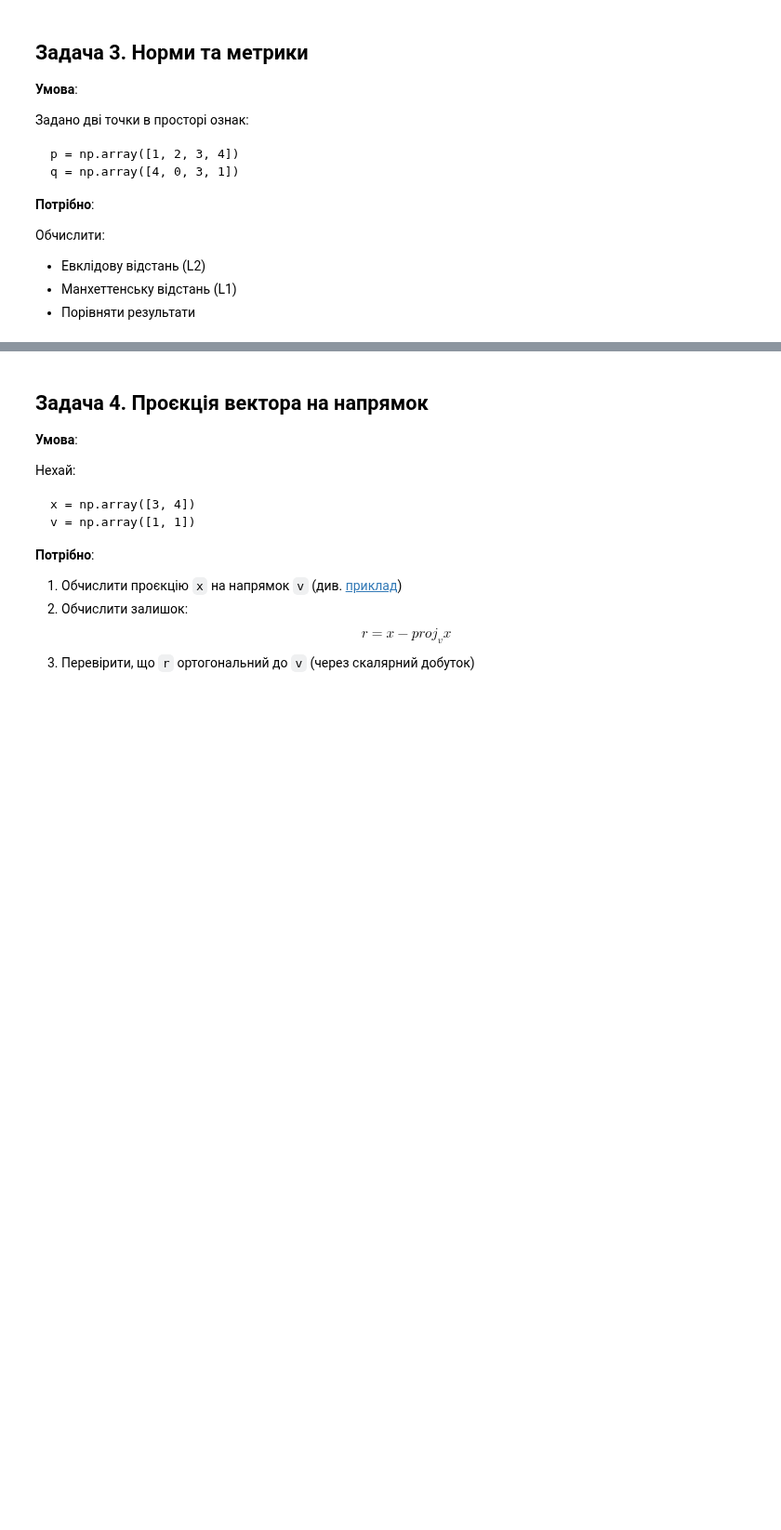
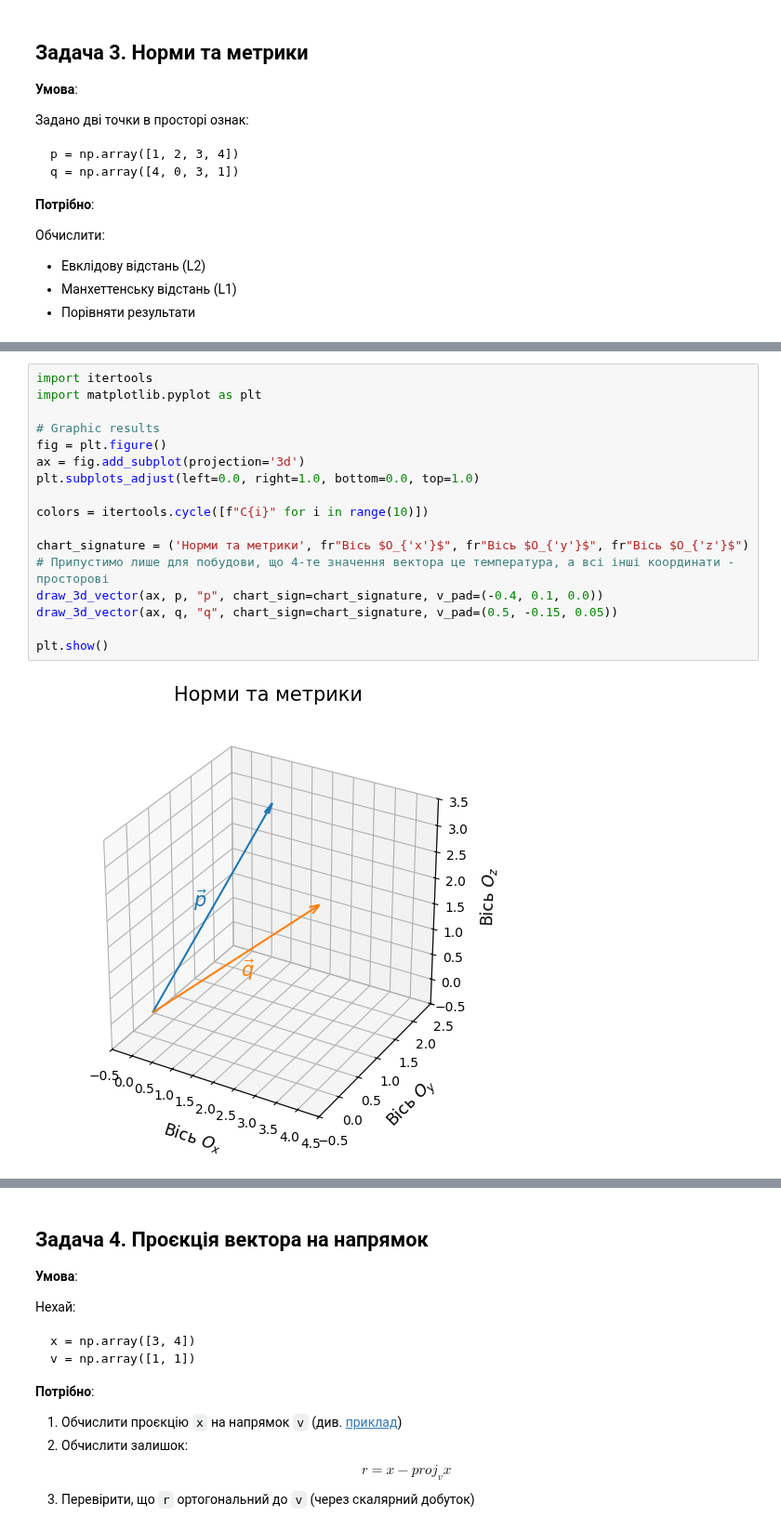
Before and after one commit to BogdanPinchuk/DataScience-PBY_HW4, a Jupyter notebook: Bohdan_Pinchuk_DS_HW4.ipynb, the cells around one changed output, grey strips where cells are left out. Shown at 93% size. Saved outputs shown, nothing was run; the diff lists cells and outputs as text; blank space fills up the shorter version.

```diff
--- a/Bohdan_Pinchuk_DS_HW4.ipynb
+++ b/Bohdan_Pinchuk_DS_HW4.ipynb
@@ -445,3 +468,22 @@ print_line_splitter()
+# %%
+import itertools
+import matplotlib.pyplot as plt
+
+# Graphic results
+fig = plt.figure()
+ax = fig.add_subplot(projection='3d')
+plt.subplots_adjust(left=0.0, right=1.0, bottom=0.0, top=1.0)
+
+colors = itertools.cycle([f"C{i}" for i in range(10)])
+
+chart_signature = ('Норми та метрики', fr"Вісь $O_{'x'}$", fr"Вісь $O_{'y'}$", fr"Вісь $O_{'z'}$")
+# Припустимо лише для побудови, що 4-те значення вектора це температура, а всі інші координати - просторові
+draw_3d_vector(ax, p, "p", chart_sign=chart_signature, v_pad=(-0.4, 0.1, 0.0))
+draw_3d_vector(ax, q, "q", chart_sign=chart_signature, v_pad=(0.5, -0.15, 0.05))
+
+plt.show()
+# %% [output]
+[figure, added]
 # %%
 #### Variant №2 ####
 
```
Also changed, not shown: parts of 8 cells of this notebook.
